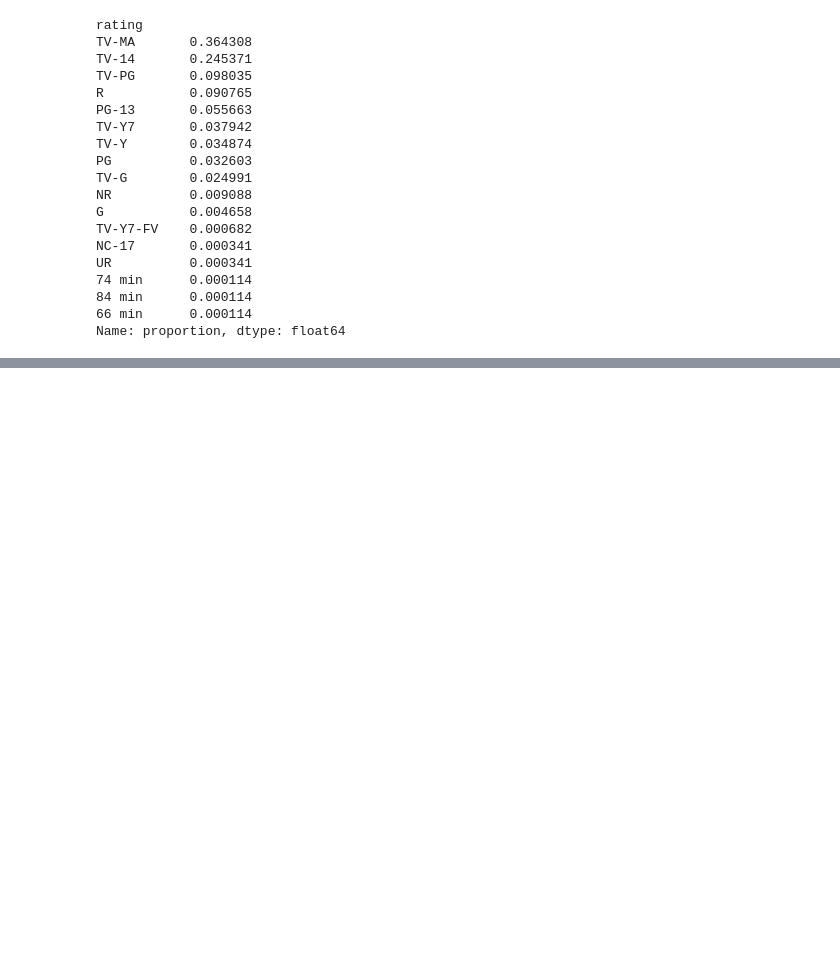
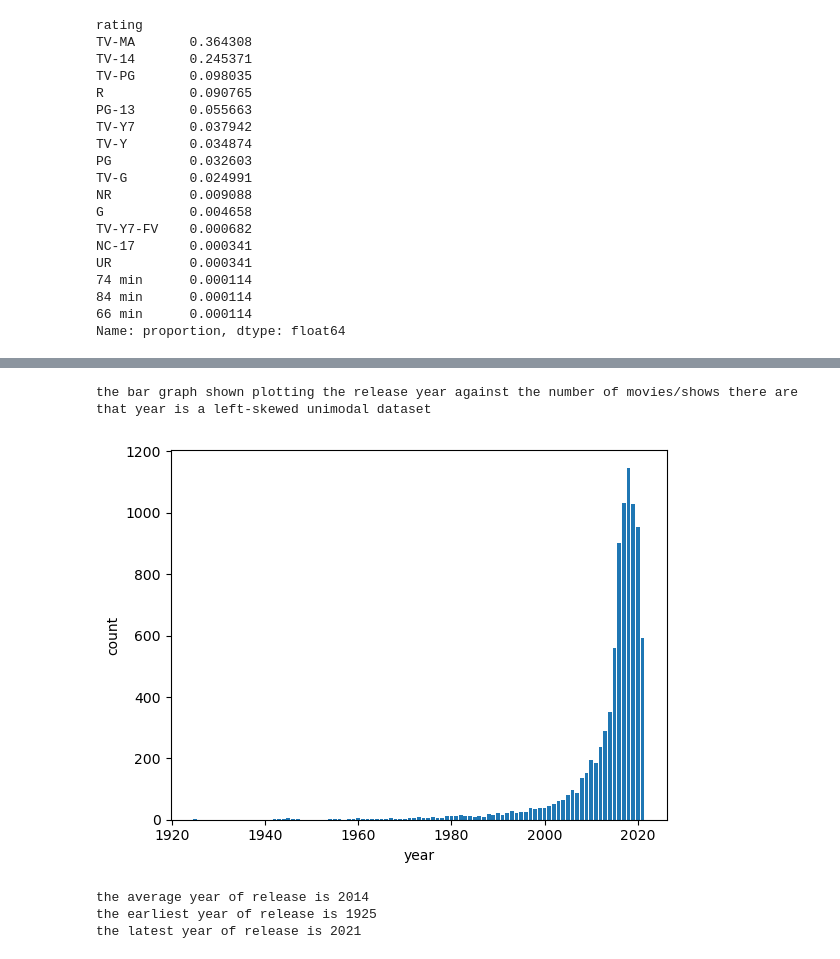
Before and after one commit to andrewkim1234/Netflix-Dataset-Project, a Jupyter notebook: Python Netflix Dataset.ipynb, the cells around one changed output, grey strips where cells are left out. Drawn from its saved outputs; the diff is of its cells as text; code cells hidden in the pictures; blank space fills up the shorter version.

```diff
--- a/Python Netflix Dataset.ipynb
+++ b/Python Netflix Dataset.ipynb
@@ -103,0 +139,5 @@ netflix_data.head()
+# %%
+release_year_data = netflix_data["release_year"].value_counts().rename_axis('unique_values').reset_index(name='counts')
+print(release_year_data)
+
+#Netflix has most movies and shows from 2018 than other years
@@ -103,0 +159,20 @@ netflix_data.head()
+# %%
+plt.bar(release_year_data["unique_values"], release_year_data["counts"])
+plt.xlabel("year")
+plt.ylabel("count")
+print("the bar graph shown plotting the release year against the number of movies/shows there are that year is a left-skewed unimodal dataset")
+#left skewed dataset
+# %% [output]
+the bar graph shown plotting the release year against the number of movies/shows there are that year is a left-skewed unimodal dataset
+[figure, added]
+# %%
+average_year_release = np.mean(netflix_data["release_year"])
+earliest_year_release = np.min(netflix_data["release_year"])
+latest_year_release = np.max(netflix_data["release_year"])
+print("the average year of release is "+ str(int(average_year_release)))
+print("the earliest year of release is " + str(earliest_year_release))
+print("the latest year of release is " + str(latest_year_release))
+# %% [output]
+the average year of release is 2014
+the earliest year of release is 1925
+the latest year of release is 2021
```
Also changed, not shown: parts of 8 cells of this notebook.
